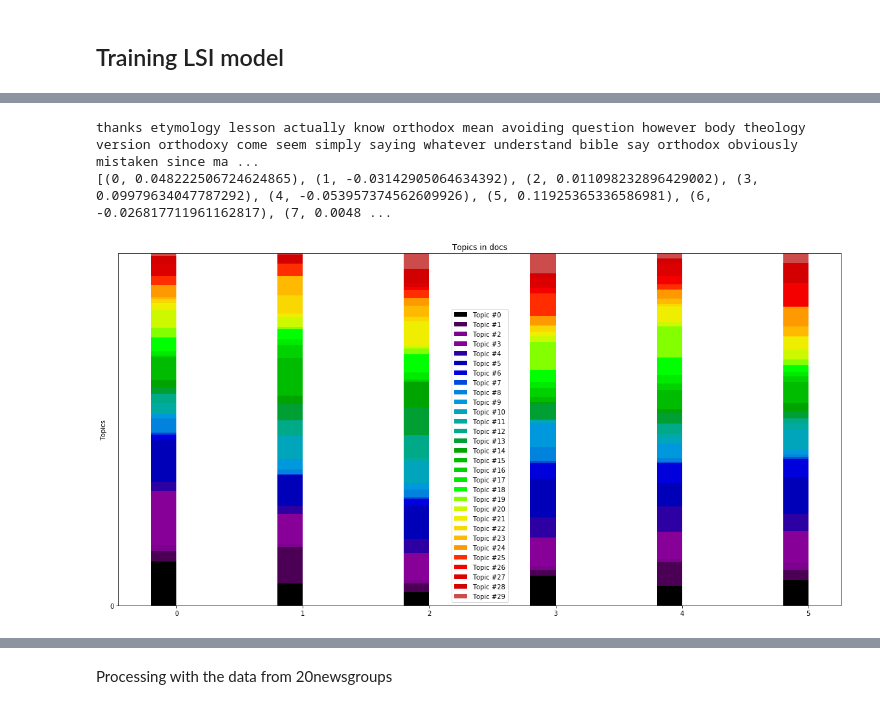
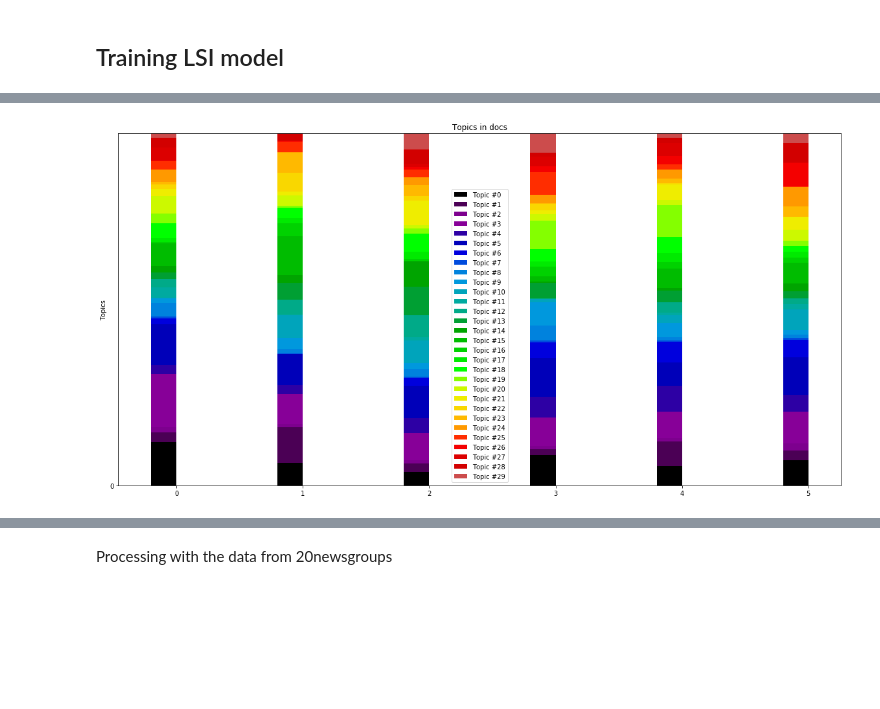
Before and after one commit to Htiango/Topic-Model-Tutorial, a Jupyter notebook: Tutorial.ipynb, the cells around one changed output, grey strips where cells are left out. Saved outputs shown, nothing was run; the diff lists cells and outputs as text; code cells hidden in the pictures; blank space fills up the shorter version.

```diff
--- a/Tutorial.ipynb
+++ b/Tutorial.ipynb
@@ -118,7 +94,7 @@ def plot_topicwords(num_top_words, topic_words):
 # %% [markdown]
 Plot the percentage of topics for all the chosen documents.
 # %%
-def plot_topic_share(docs_topic, topic_num):
+def plot_topic_share(docs_topic, topic_num, w, h):
     plots = []
     N = len(docs_topic)
     height_cumulative = np.zeros(N)
@@ -133,7 +109,7 @@ def plot_topic_share(docs_topic, topic_num):
 
     doctopic = np.array(tmp)
 
-    mpl.rcParams['figure.figsize'] = (20,10)
+    mpl.rcParams['figure.figsize'] = (w,h)
 
     for k in range(topic_num):
         color = plt.cm.nipy_spectral(k/topic_num, 1)
@@ -200,11 +169,5 @@ corpus_lsi = lsimodel[corpus_tfidf]
-# %%
-print(' '.join(docs_sample[2]))
-print(corpus_lsi[2])
-# %% [output]
-thanks etymology lesson actually know orthodox mean avoiding question however body theology version orthodoxy come seem simply saying whatever understand bible say orthodox obviously mistaken since ma ...
-[(0, 0.048222506724624865), (1, -0.03142905064634392), (2, 0.011098232896429002), (3, 0.09979634047787292), (4, -0.053957374562609926), (5, 0.11925365336586981), (6, -0.026817711961162817), (7, 0.0048 ...
 # %%
-plot_topic_share(corpus_lsi[:6], topic_num)
+plot_topic_share(corpus_lsi[:6], topic_num, 20, 10)
 # %% [output]
-[figure, old version]
+[figure, new version]
 # %%
```
Also changed, not shown: parts of 39 cells of this notebook.
